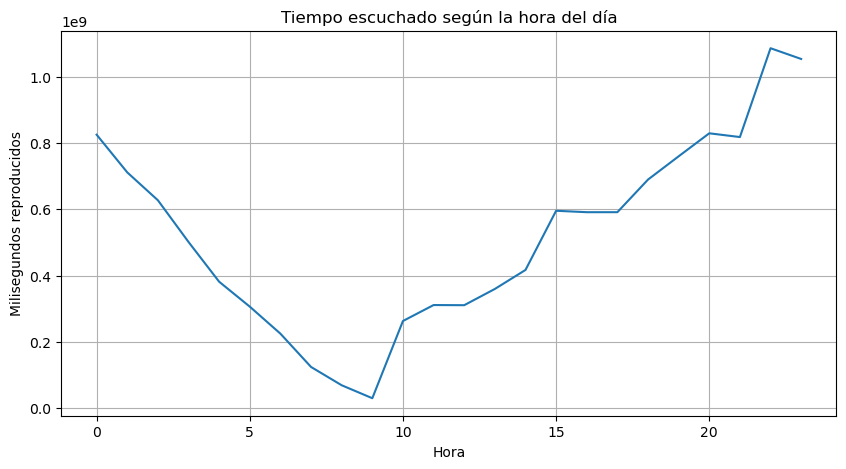
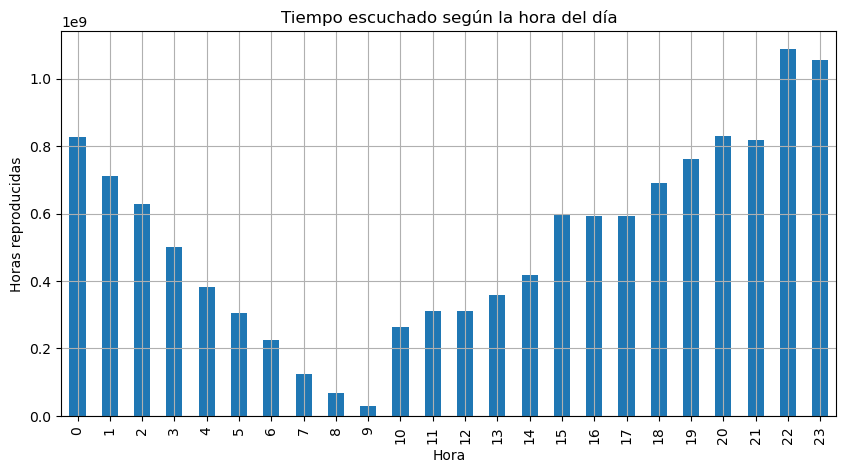
The change to this notebook cell's code, shown as a diff; its figure went from the first image to the second:
--- before
+++ after
@@ -4,9 +4,11 @@
 
 plt.figure(figsize=(10,5))
-horas.plot(kind="line")
+horas.plot(kind="bar")
+
+horas = horas / (1000 * 60 * 60)
 
 plt.title("Tiempo escuchado según la hora del día")
 plt.xlabel("Hora")
-plt.ylabel("Milisegundos reproducidos")
+plt.ylabel("Horas reproducidas")
 
 plt.grid()

Commit: Update TP_spotify.ipynb